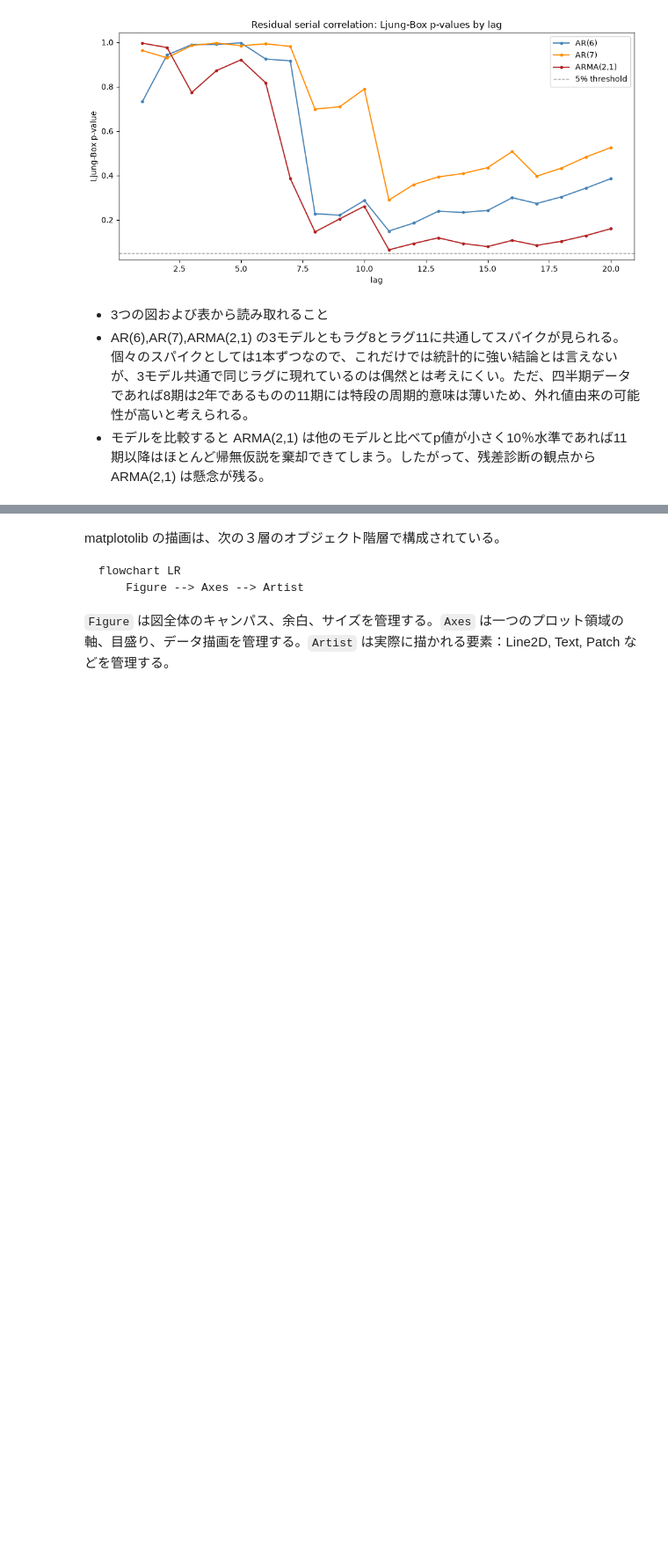
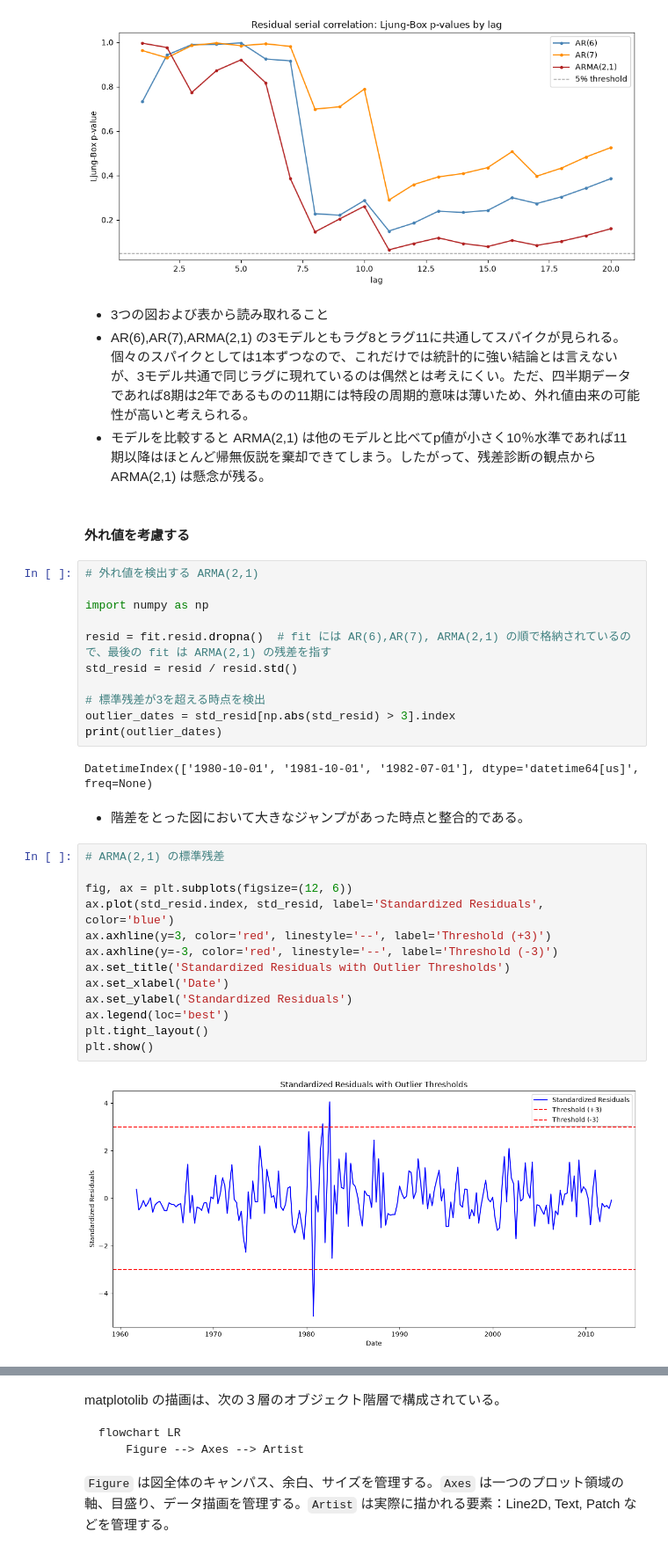
Before and after one commit to IkutoYoshioka/Time-series-analysis, a Jupyter notebook: StationaryTimeSeriesModels.ipynb, the cells around one changed output, grey strips where cells are left out. Shown at 88% size. Saved outputs shown, nothing was run; the diff lists cells and outputs as text; blank space fills up the shorter version.

```diff
--- a/StationaryTimeSeriesModels.ipynb
+++ b/StationaryTimeSeriesModels.ipynb
@@ -325,3 +328,35 @@ plt.show()
 - 3つの図および表から読み取れること
 - AR(6),AR(7),ARMA(2,1) の3モデルともラグ8とラグ11に共通してスパイクが見られる。個々のスパイクとしては1本ずつなので、これだけでは統計的に強い結論とは言えないが、3モデル共通で同じラグに現れているのは偶然とは考えにくい。ただ、四半期データであれば8期は2年であるものの11期には特段の周期的意味は薄いため、外れ値由来の可能性が高いと考えられる。
 - モデルを比較すると ARMA(2,1) は他のモデルと比べてp値が小さく10％水準であれば11期以降はほとんど帰無仮説を棄却できてしまう。したがって、残差診断の観点から ARMA(2,1) は懸念が残る。
+# %% [markdown]
+#### 外れ値を考慮する
+# %%
+# 外れ値を検出する ARMA(2,1)
+
+import numpy as np
+
+resid = fit.resid.dropna()  # fit には AR(6),AR(7), ARMA(2,1) の順で格納されているので、最後の fit は ARMA(2,1) の残差を指す
+std_resid = resid / resid.std()
+
+# 標準残差が3を超える時点を検出
+outlier_dates = std_resid[np.abs(std_resid) > 3].index
+print(outlier_dates)
+# %% [output]
+DatetimeIndex(['1980-10-01', '1981-10-01', '1982-07-01'], dtype='datetime64[us]', freq=None)
+# %% [markdown]
+- 階差をとった図において大きなジャンプがあった時点と整合的である。
+# %%
+# ARMA(2,1) の標準残差
+
+fig, ax = plt.subplots(figsize=(12, 6))
+ax.plot(std_resid.index, std_resid, label='Standardized Residuals', color='blue')
+ax.axhline(y=3, color='red', linestyle='--', label='Threshold (+3)')
+ax.axhline(y=-3, color='red', linestyle='--', label='Threshold (-3)')
+ax.set_title('Standardized Residuals with Outlier Thresholds')
+ax.set_xlabel('Date')
+ax.set_ylabel('Standardized Residuals')
+ax.legend(loc='best')
+plt.tight_layout()
+plt.show()
+# %% [output]
+[figure, added]
```
Also changed, not shown: parts of 24 cells of this notebook.
